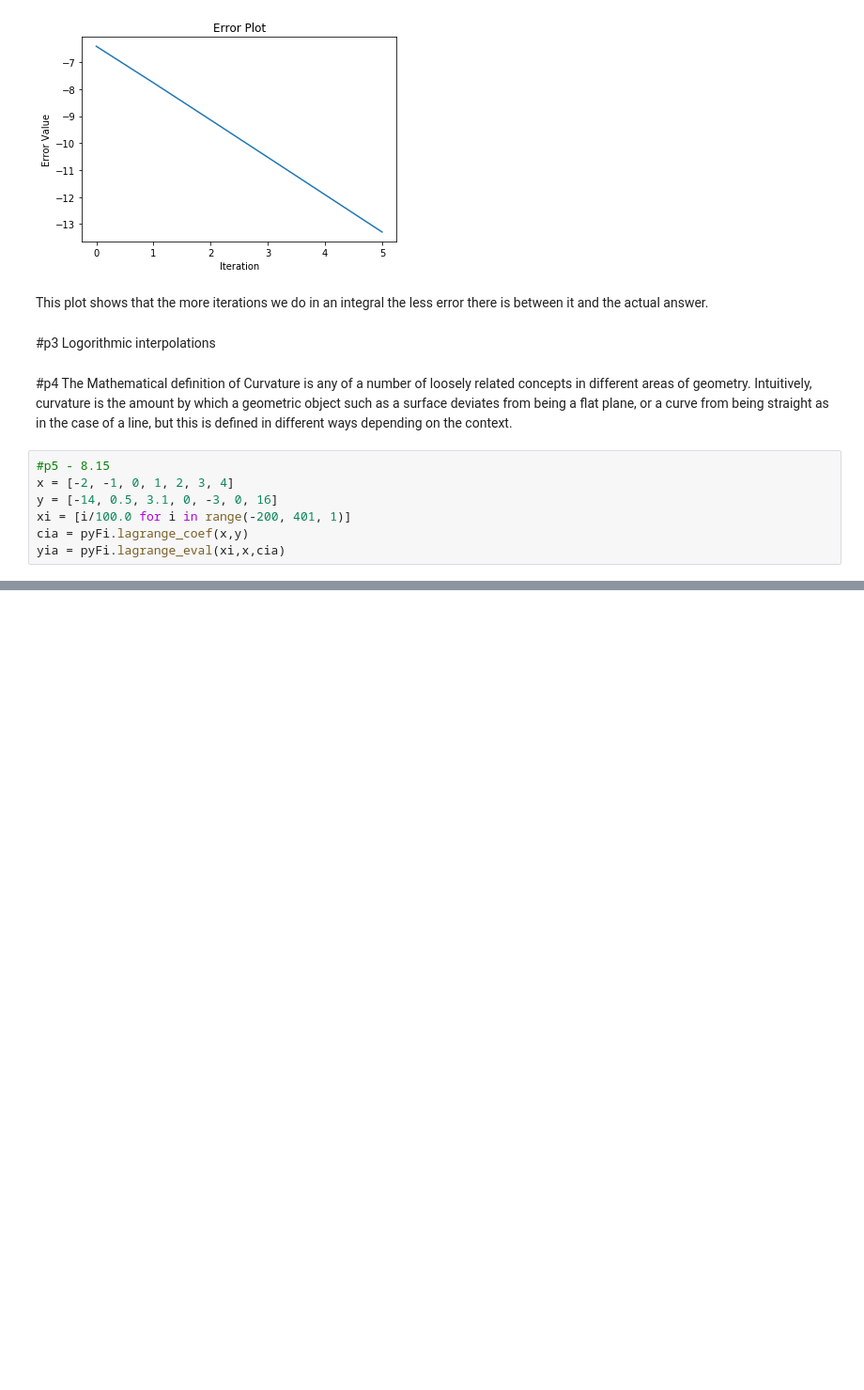
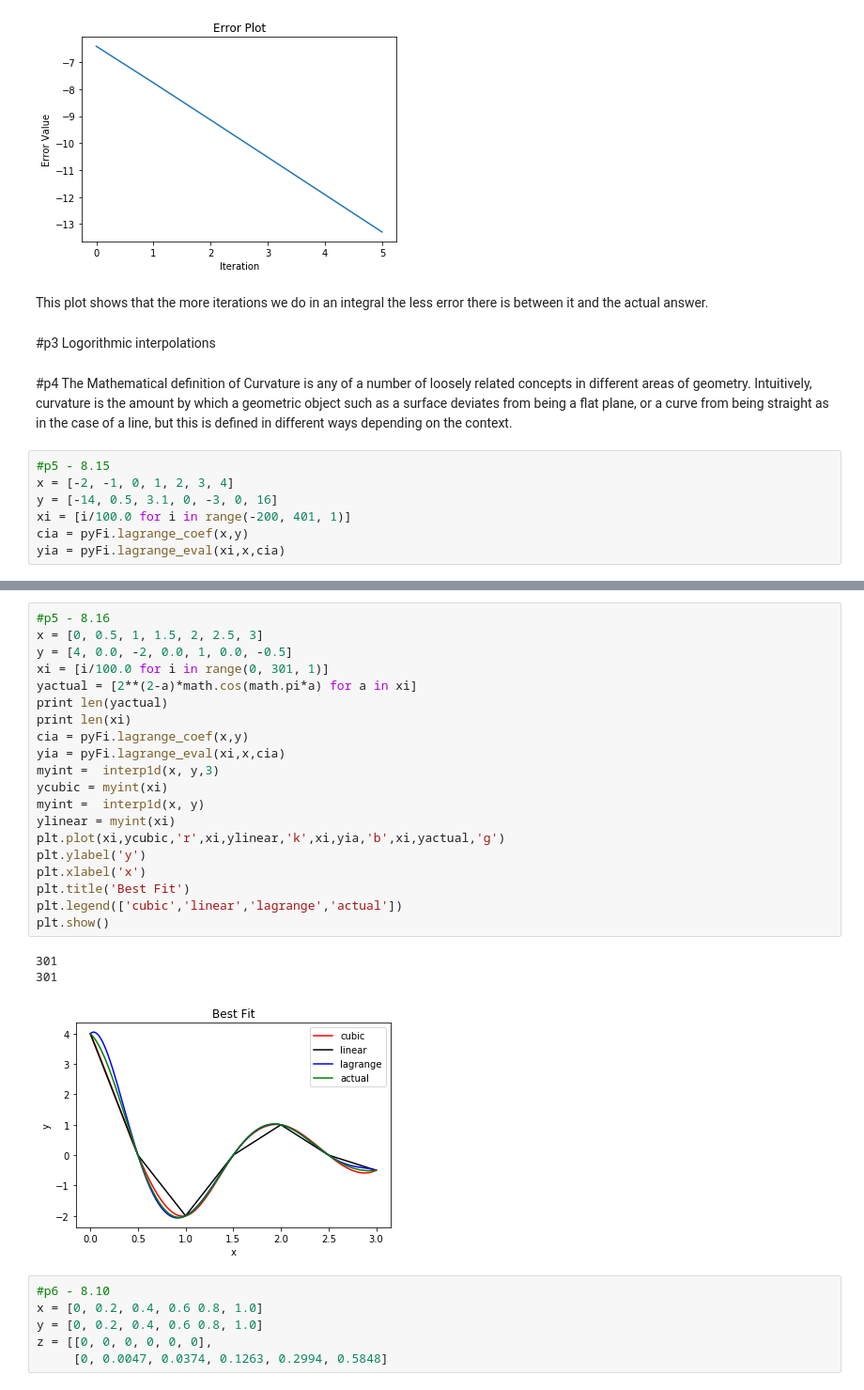
Before and after one commit to M-Terry/pyfiles, a Jupyter notebook: AeroSymHw2.ipynb, the cells around one changed output, grey strips where cells are left out. Shown at 94% size. Cells and saved outputs as stored; diff of their text form; blank space fills up the shorter version.

```diff
--- a/AeroSymHw2.ipynb
+++ b/AeroSymHw2.ipynb
@@ -80,0 +69,30 @@ array([-1.40000000e+01, -1.37754265e+01, -1.35526662e+01, -1.33317128e+01,
+# %%
+#p5 - 8.16
+x = [0, 0.5, 1, 1.5, 2, 2.5, 3]
+y = [4, 0.0, -2, 0.0, 1, 0.0, -0.5]
+xi = [i/100.0 for i in range(0, 301, 1)]
+yactual = [2**(2-a)*math.cos(math.pi*a) for a in xi]
+print len(yactual)
+print len(xi)
+cia = pyFi.lagrange_coef(x,y)
+yia = pyFi.lagrange_eval(xi,x,cia)
+myint =  interp1d(x, y,3)
+ycubic = myint(xi)
+myint =  interp1d(x, y)
+ylinear = myint(xi)
+plt.plot(xi,ycubic,'r',xi,ylinear,'k',xi,yia,'b',xi,yactual,'g')
+plt.ylabel('y')
+plt.xlabel('x')
+plt.title('Best Fit')
+plt.legend(['cubic','linear','lagrange','actual'])
+plt.show()
+# %% [output]
+301
+301
+[figure, added]
+# %%
+#p6 - 8.10
+x = [0, 0.2, 0.4, 0.6 0.8, 1.0]
+y = [0, 0.2, 0.4, 0.6 0.8, 1.0]
+z = [[0, 0, 0, 0, 0, 0],
+     [0, 0.0047, 0.0374, 0.1263, 0.2994, 0.5848]
```
Also changed, not shown: parts of 3 cells of this notebook, 1 other file.
